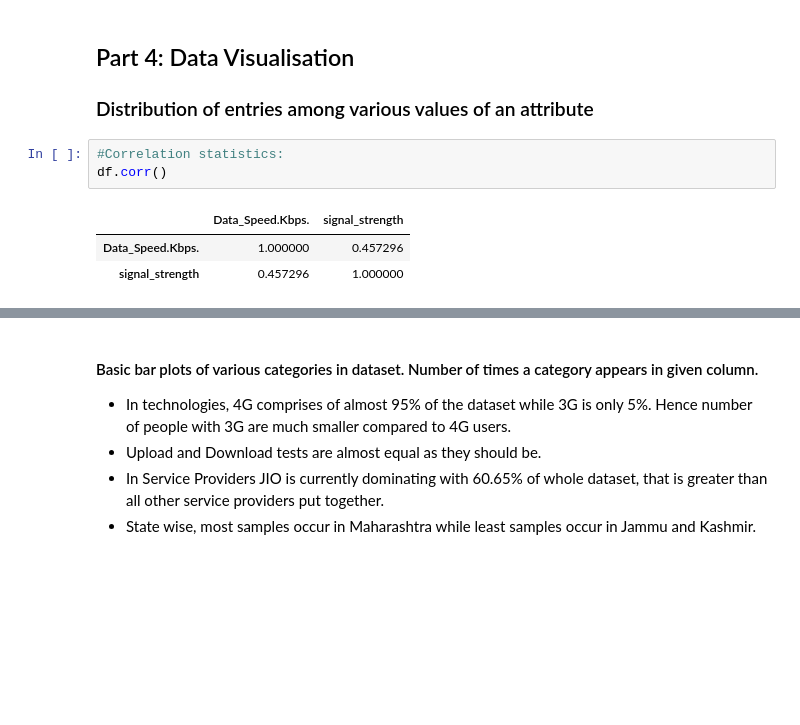
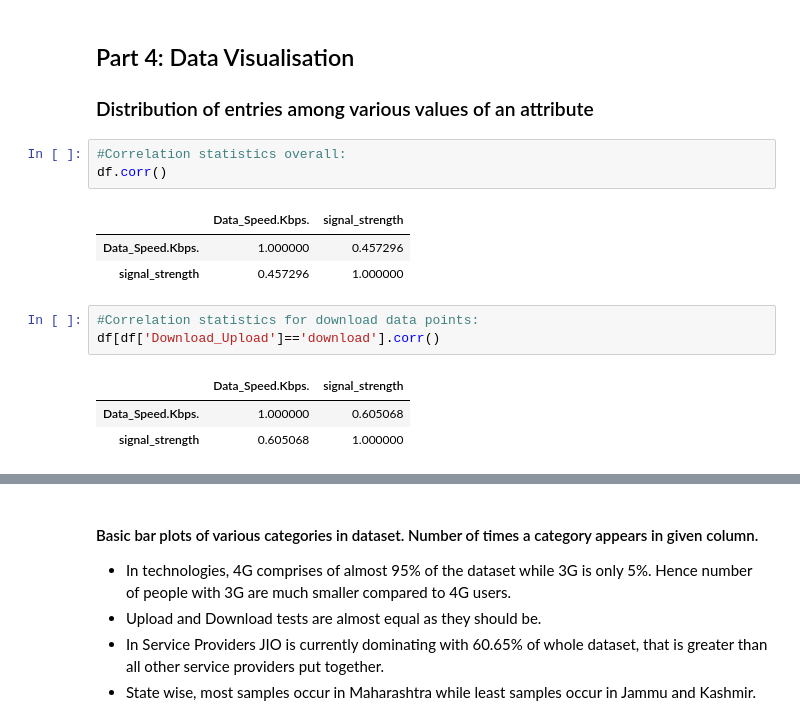
Before and after one commit to pyt243/DM-Project-MyCallSpeed, a Jupyter notebook: code/DM_Project.ipynb, the cells around one changed output, grey strips where cells are left out. Cells and saved outputs as stored; diff of their text form; blank space fills up the shorter version.

```diff
--- a/code/DM_Project.ipynb
+++ b/code/DM_Project.ipynb
@@ -327,9 +332,16 @@ df.head()
 
 ### Distribution of entries among various values of an attribute
 # %%
-#Correlation statistics:
+#Correlation statistics overall:
 df.corr()
 # %% [output]
 |  | Data_Speed.Kbps. | signal_strength |
 | Data_Speed.Kbps. | 1.000000 | 0.457296 |
 | signal_strength | 0.457296 | 1.000000 |
+# %%
+#Correlation statistics for download data points:
+df[df['Download_Upload']=='download'].corr()
+# %% [output]
+|  | Data_Speed.Kbps. | signal_strength |
+| Data_Speed.Kbps. | 1.000000 | 0.605068 |
+| signal_strength | 0.605068 | 1.000000 |
```
Also changed, not shown: parts of 22 cells of this notebook.
